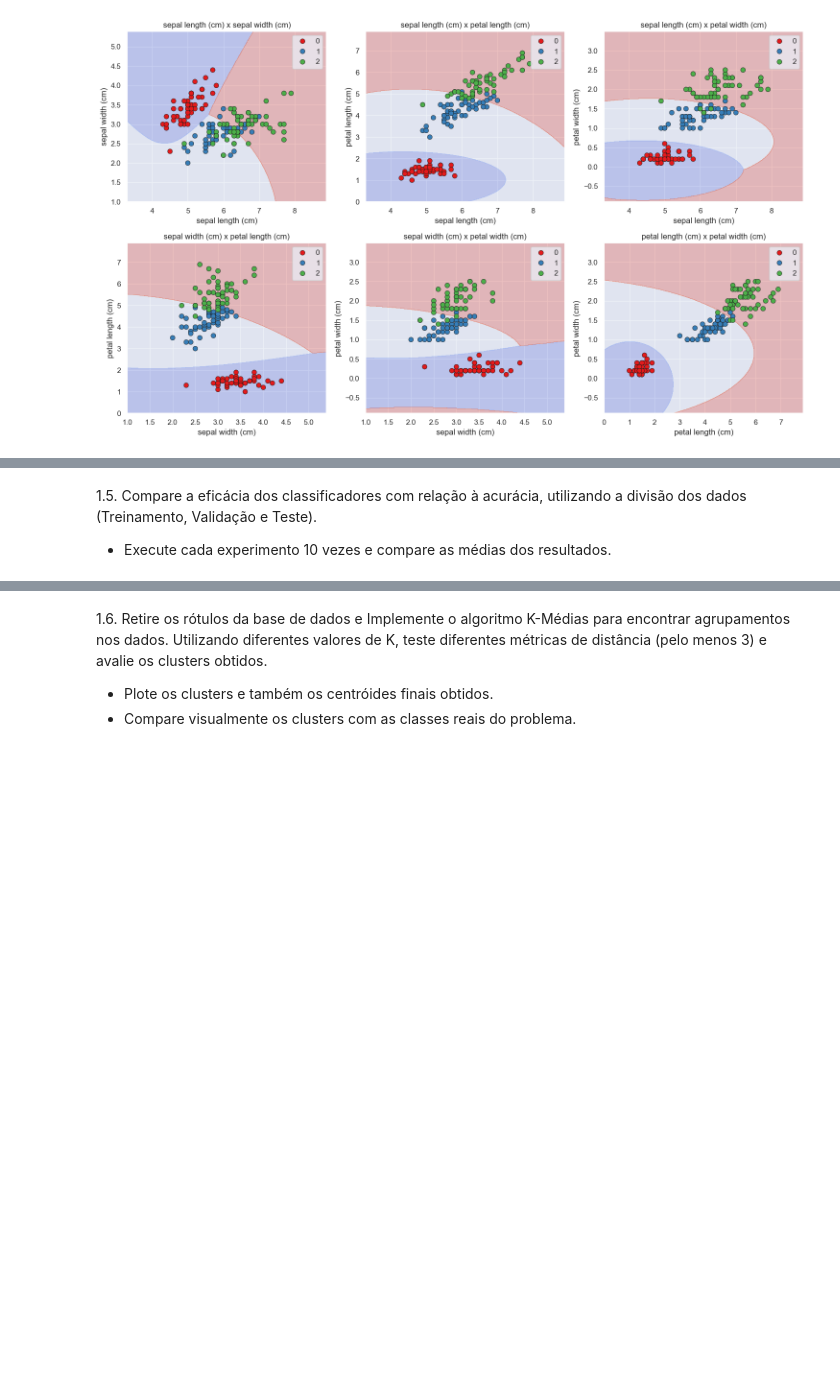
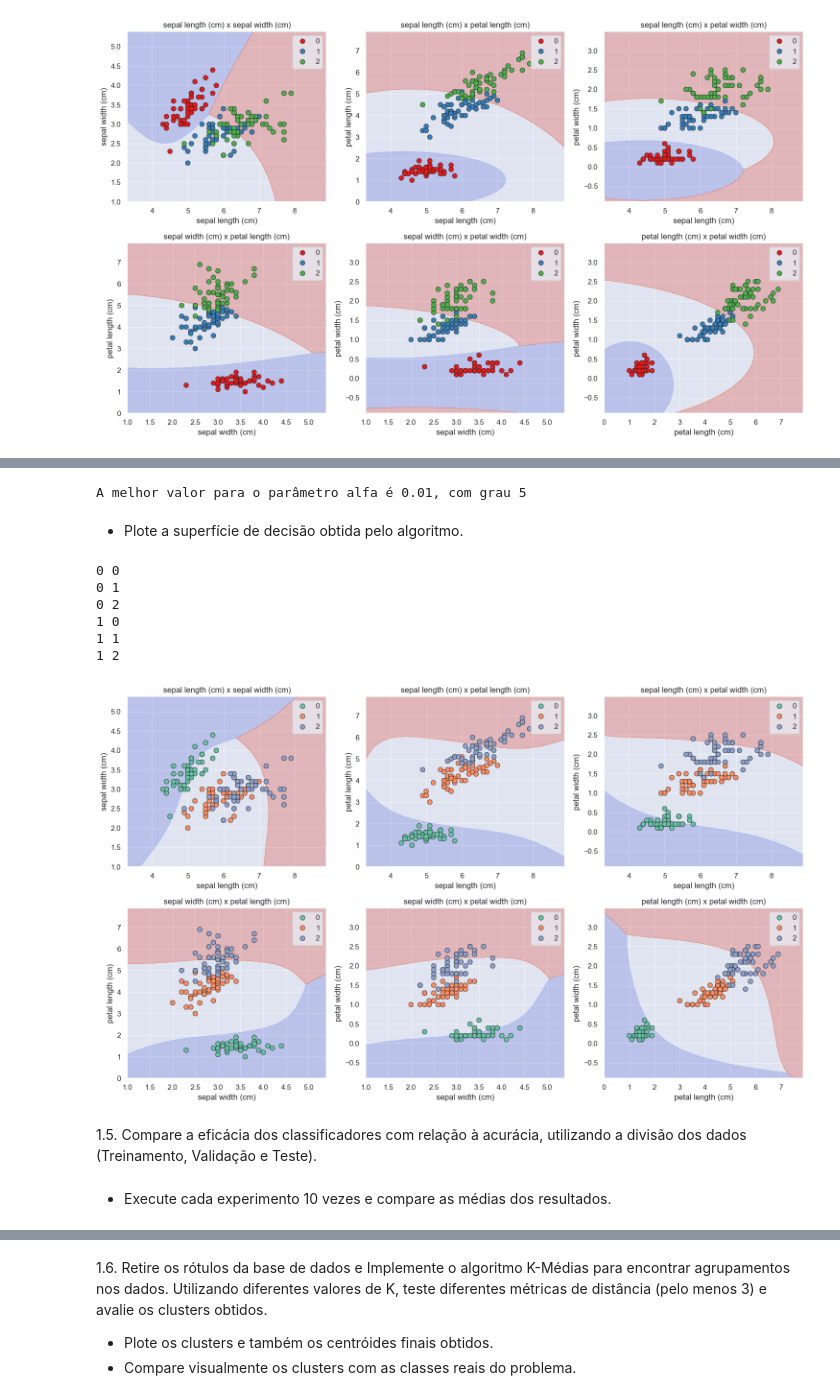
Before and after one commit to DanielCirino/ppginf-ml-trabalho-pratico-02, a Jupyter notebook: notebooks/trab_pratico_02.ipynb, the cells around one changed output, grey strips where cells are left out. Cells and saved outputs as stored; diff of their text form; code cells hidden in the pictures; blank space fills up the shorter version.

```diff
--- a/notebooks/naive_bayes.ipynb
+++ b/notebooks/trab_pratico_02.ipynb
@@ -174,6 +323,70 @@ Acurácia[petal length (cm) x petal width (cm)]: 1.00
+# %%
+melhor_resultado = dfResutlado.iloc[dfResutlado["acuracia"].idxmax()]
+print(f"A melhor valor para o parâmetro alfa é {melhor_resultado.taxa_aprendizado}, com grau {melhor_resultado.grau}")
+# %% [output]
+A melhor valor para o parâmetro alfa é 0.01, com grau 5
+# %% [markdown]
+- Plote a superfície de decisão obtida pelo algoritmo.
+# %%
+# Plotar a fronteira de decisão
+scaler = StandardScaler()
+
+
+fig,axes = plt.subplots(2,3,figsize=(15, 9))
+
+pares_caracteristicas = [(0, 1), (0, 2), (0, 3), (1, 2), (1, 3), (2, 3)]
+
+
+for i,par in enumerate(pares_caracteristicas):
+  X = iris.data[:, par]
+  X_scaled = scaler.fit_transform(X)
+  y = iris.target
+
+  # Inicializar o classificador
+  model = RegressaoLogistica(taxa_aprendizado=melhor_resultado.taxa_aprendizado,grau=melhor_resultado.grau)
+
+  # Treinar o modelo
+  model.fit(X_scaled, y)
+
+  # Plotar a fronteira de decisão
+  x_min, x_max = X[:, 0].min() - 1, X[:, 0].max() + 1
+  y_min, y_max = X[:, 1].min() - 1, X[:, 1].max() + 1
+  xx, yy = np.meshgrid(np.arange(x_min, x_max, 0.01),
+                      np.arange(y_min, y_max, 0.01))
+
+  # Prever para cada ponto na grade
+  X_grid = np.c_[xx.ravel(), yy.ravel()]
+  X_grid_scaled = scaler.fit_transform(X_grid)
+
+  Z = model.predict(X_grid_scaled)
+  Z = Z.reshape(xx.shape)
+
+  i_ax = i // 3
+  j_ax = i % 3
+
+  ax = axes[i_ax,j_ax]
+  print(i // 3, i % 3)
+  ax.contourf(xx, yy, Z, alpha=0.3, cmap=sns.color_palette("coolwarm", as_cmap=True))
+  sns.scatterplot(x=X[:, 0], y=X[:, 1], hue=y, palette='Set2', edgecolor='k', s=50, ax=ax)
+  ax.set_xlabel(caracteristicas[par[0]])
+  ax.set_ylabel(caracteristicas[par[1]])
+  ax.set_title(f"{caracteristicas[par[0]]} x {caracteristicas[par[1]]}")
+
+
+plt.tight_layout()
+plt.show()
+# %% [output]
+0 0
+0 1
+0 2
+1 0
+1 1
+1 2
+[figure, added]
 # %% [markdown]
 
 
 
 1.5. Compare a eficácia dos classificadores com relação à acurácia, utilizando a divisão dos dados (Treinamento, Validação e Teste).
-- Execute cada experimento 10 vezes e compare as médias dos resultados.
+# %% [markdown]
+- Execute cada experimento 10 vezes e compare as médias dos resultados.
```
Also changed, not shown: parts of 10 cells of this notebook.
